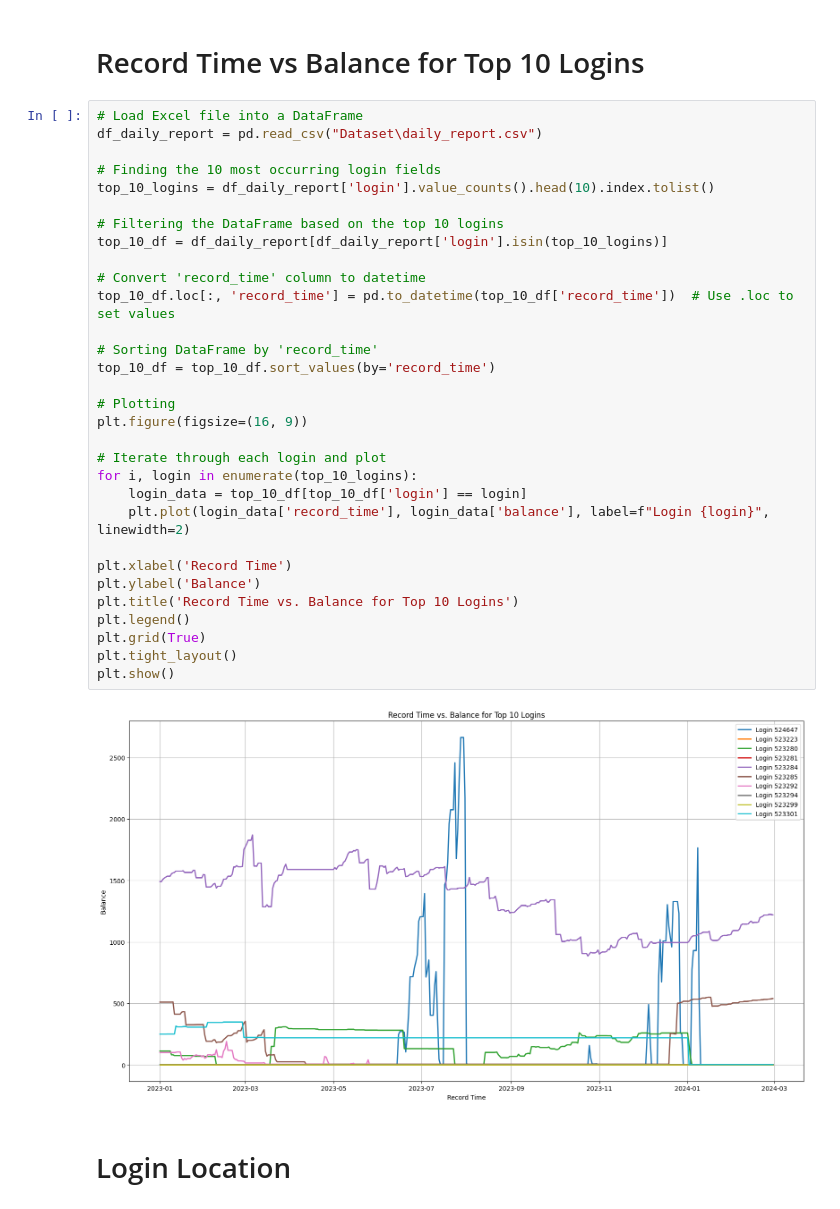
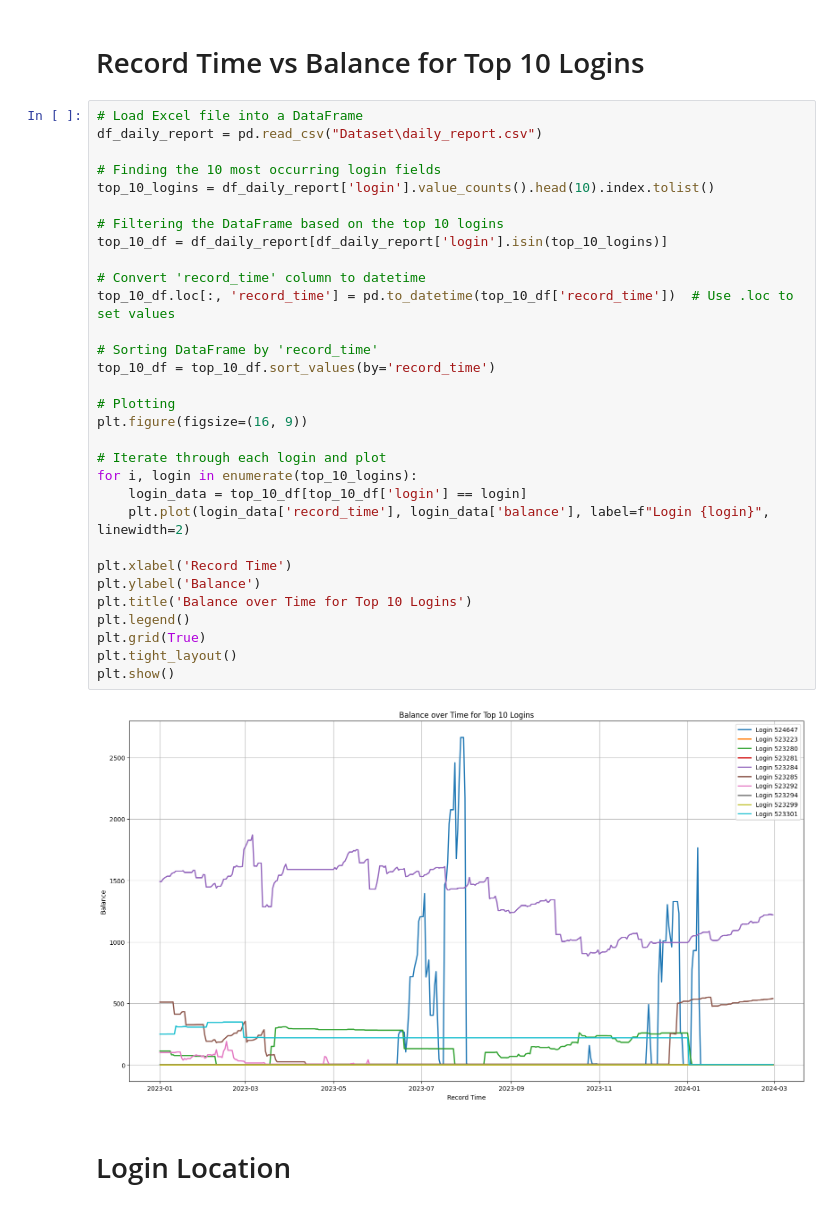
Before and after one commit to CommonCrayon/CapstoneProject, a Jupyter notebook: DataExploration.ipynb, the cells around one changed output. Cells and saved outputs as stored; diff of their text form.

```diff
--- a/DataExploration.ipynb
+++ b/DataExploration.ipynb
@@ -8,35 +8,35 @@ import numpy as np
 # Load Excel file into a DataFrame
 df_daily_report = pd.read_csv("Dataset\daily_report.csv")
 
 # Finding the 10 most occurring login fields
 top_10_logins = df_daily_report['login'].value_counts().head(10).index.tolist()
 
 # Filtering the DataFrame based on the top 10 logins
 top_10_df = df_daily_report[df_daily_report['login'].isin(top_10_logins)]
 
 # Convert 'record_time' column to datetime
 top_10_df.loc[:, 'record_time'] = pd.to_datetime(top_10_df['record_time'])  # Use .loc to set values
 
 # Sorting DataFrame by 'record_time'
 top_10_df = top_10_df.sort_values(by='record_time')
 
 # Plotting
 plt.figure(figsize=(16, 9))
 
 # Iterate through each login and plot
 for i, login in enumerate(top_10_logins):
     login_data = top_10_df[top_10_df['login'] == login]
     plt.plot(login_data['record_time'], login_data['balance'], label=f"Login {login}", linewidth=2)
 
 plt.xlabel('Record Time')
 plt.ylabel('Balance')
-plt.title('Record Time vs. Balance for Top 10 Logins')
+plt.title('Balance over Time for Top 10 Logins')
 plt.legend()
 plt.grid(True)
 plt.tight_layout()
 plt.show()
 # %% [output]
-[figure, old version]
+[figure, new version]
 # %% [markdown]
 # Login Location
 # %%
```
Also changed, not shown: parts of 1 cell of this notebook.
